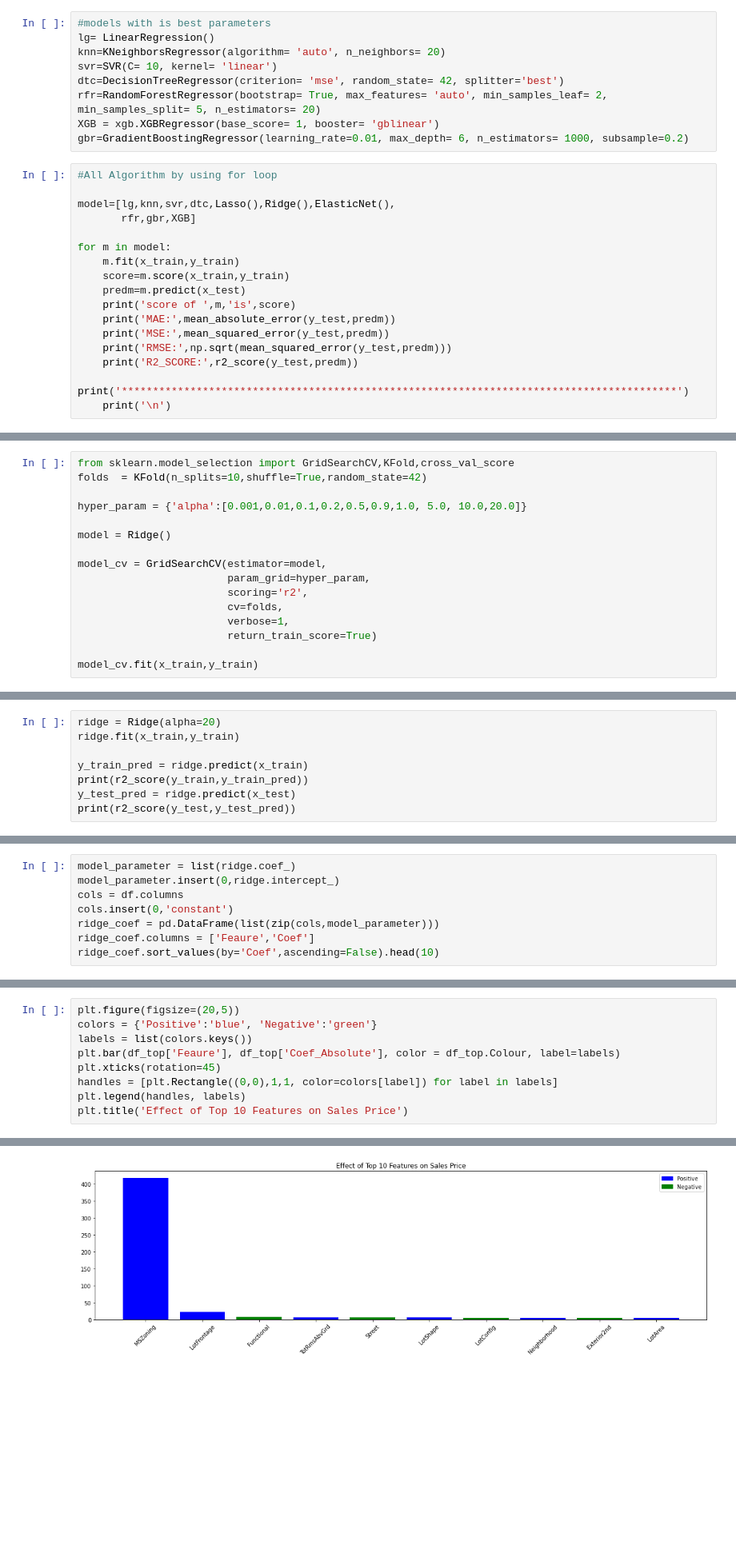
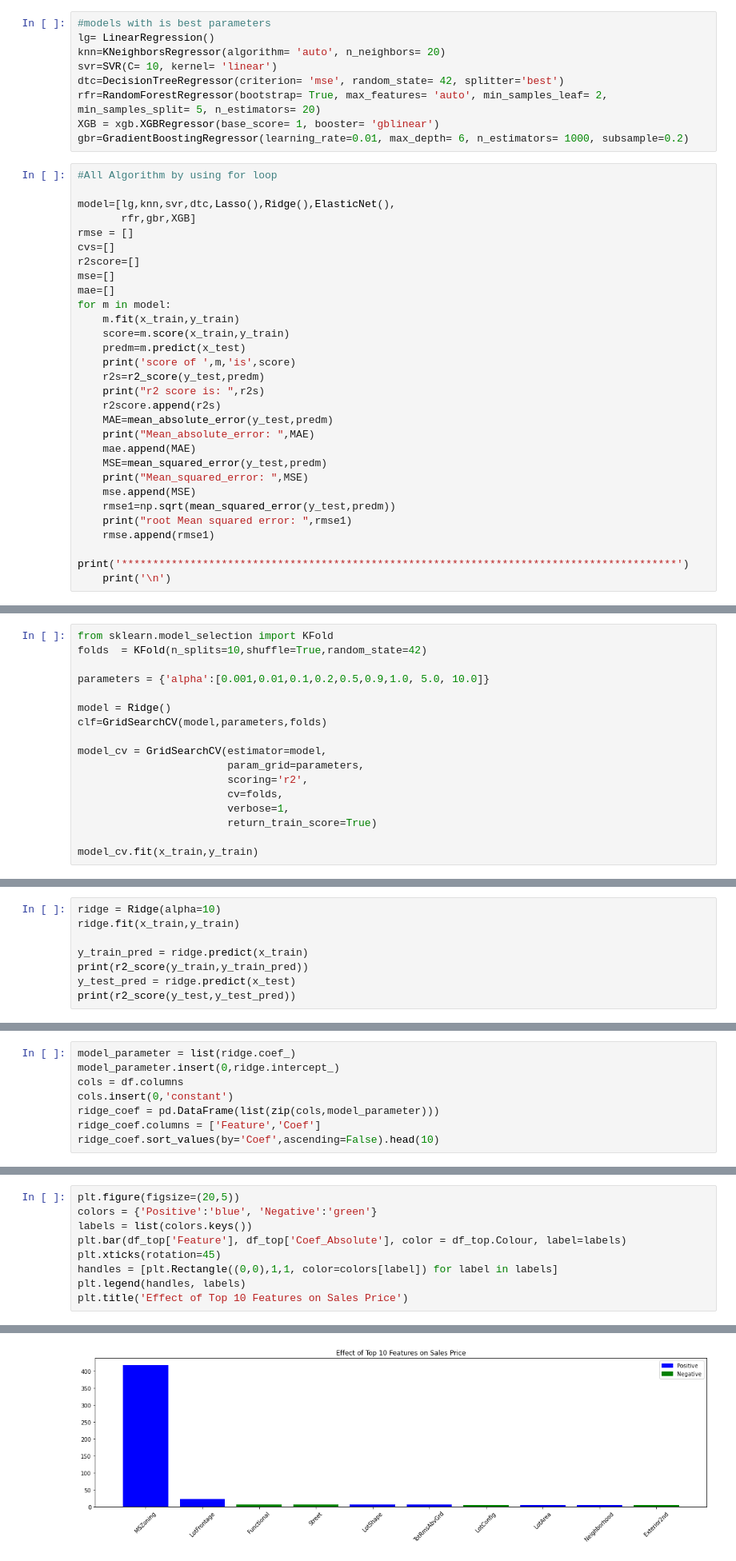
Before and after one commit to shama1996/assignment, a Jupyter notebook: Housing price prediction.ipynb, the cells around one changed output, grey strips where cells are left out. Shown at 80% size. Cells and saved outputs as stored; diff of their text form; blank space fills up the shorter version.

```diff
--- a/Housing price prediction.ipynb
+++ b/Housing price prediction.ipynb
@@ -1086,16 +1036,28 @@ gbr=GradientBoostingRegressor(learning_rate=0.01, max_depth= 6, n_estimators= 10
 
 model=[lg,knn,svr,dtc,Lasso(),Ridge(),ElasticNet(),
        rfr,gbr,XGB]
-
+rmse = []
+cvs=[]
+r2score=[]
+mse=[]
+mae=[]
 for m in model:
     m.fit(x_train,y_train)
     score=m.score(x_train,y_train)
     predm=m.predict(x_test)
     print('score of ',m,'is',score)
-    print('MAE:',mean_absolute_error(y_test,predm))
-    print('MSE:',mean_squared_error(y_test,predm))
-    print('RMSE:',np.sqrt(mean_squared_error(y_test,predm)))
-    print('R2_SCORE:',r2_score(y_test,predm))
+    r2s=r2_score(y_test,predm)
+    print("r2 score is: ",r2s)
+    r2score.append(r2s)
+    MAE=mean_absolute_error(y_test,predm)
+    print("Mean_absolute_error: ",MAE)
+    mae.append(MAE)
+    MSE=mean_squared_error(y_test,predm)
+    print("Mean_squared_error: ",MSE)
+    mse.append(MSE)
+    rmse1=np.sqrt(mean_squared_error(y_test,predm))
+    print("root Mean squared error: ",rmse1)
+    rmse.append(rmse1)
     print('*****************************************************************************************')
     print('\n')
 # %% [output]
@@ -1150,13 +1129,14 @@ standard deviation: 0.01956093081715962
 # %%
-from sklearn.model_selection import GridSearchCV,KFold,cross_val_score
+from sklearn.model_selection import KFold
 folds  = KFold(n_splits=10,shuffle=True,random_state=42)
 
-hyper_param = {'alpha':[0.001,0.01,0.1,0.2,0.5,0.9,1.0, 5.0, 10.0,20.0]}
+parameters = {'alpha':[0.001,0.01,0.1,0.2,0.5,0.9,1.0, 5.0, 10.0]}
 
 model = Ridge()
+clf=GridSearchCV(model,parameters,folds)
 
 model_cv = GridSearchCV(estimator=model,
-                        param_grid=hyper_param,
+                        param_grid=parameters,
                         scoring='r2',
                         cv=folds,
                         verbose=1,
@@ -1179,5 +1159,5 @@ model_cv.best_params_
 # %%
-ridge = Ridge(alpha=20)
+ridge = Ridge(alpha=10)
 ridge.fit(x_train,y_train)
 
 y_train_pred = ridge.predict(x_train)
@@ -1193,6 +1173,6 @@ model_parameter.insert(0,ridge.intercept_)
 cols = df.columns
 cols.insert(0,'constant')
 ridge_coef = pd.DataFrame(list(zip(cols,model_parameter)))
-ridge_coef.columns = ['Feaure','Coef']
+ridge_coef.columns = ['Feature','Coef']
 ridge_coef.sort_values(by='Coef',ascending=False).head(10)
 # %% [output]
@@ -1235,15 +1219,15 @@ df_top
 # %%
 plt.figure(figsize=(20,5))
 colors = {'Positive':'blue', 'Negative':'green'}
 labels = list(colors.keys())
-plt.bar(df_top['Feaure'], df_top['Coef_Absolute'], color = df_top.Colour, label=labels)
+plt.bar(df_top['Feature'], df_top['Coef_Absolute'], color = df_top.Colour, label=labels)
 plt.xticks(rotation=45)
 handles = [plt.Rectangle((0,0),1,1, color=colors[label]) for label in labels]
 plt.legend(handles, labels)
 plt.title('Effect of Top 10 Features on Sales Price')
 # %% [output]
 Text(0.5, 1.0, 'Effect of Top 10 Features on Sales Price')
-[figure, old version]
+[figure, new version]
 # %%
 sns.distplot(y_test-y_test_pred)
 # %% [output]
```
Also changed, not shown: parts of 67 cells of this notebook.
